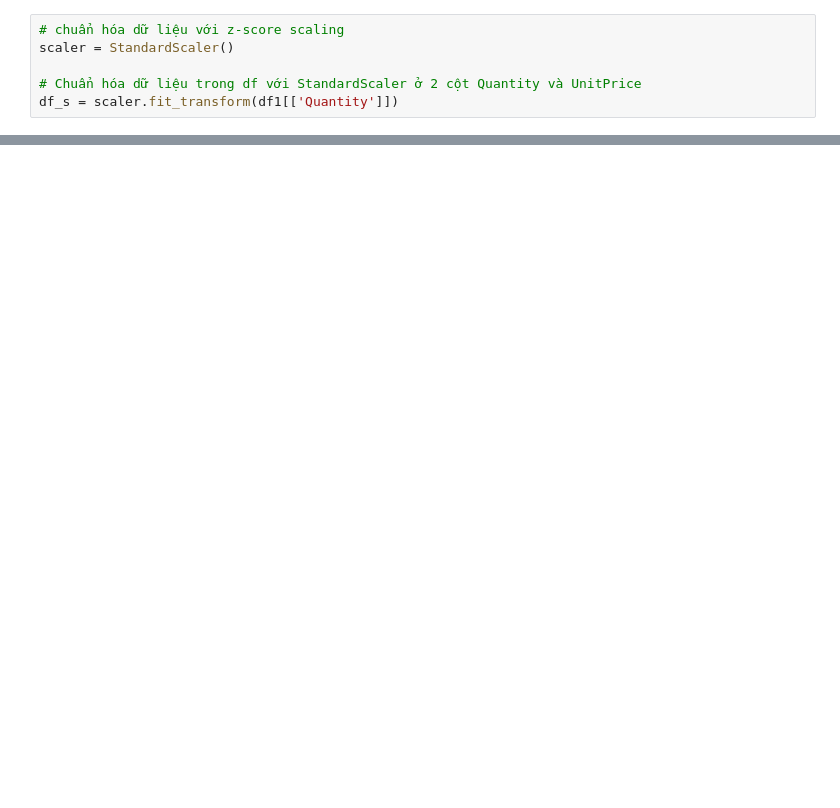
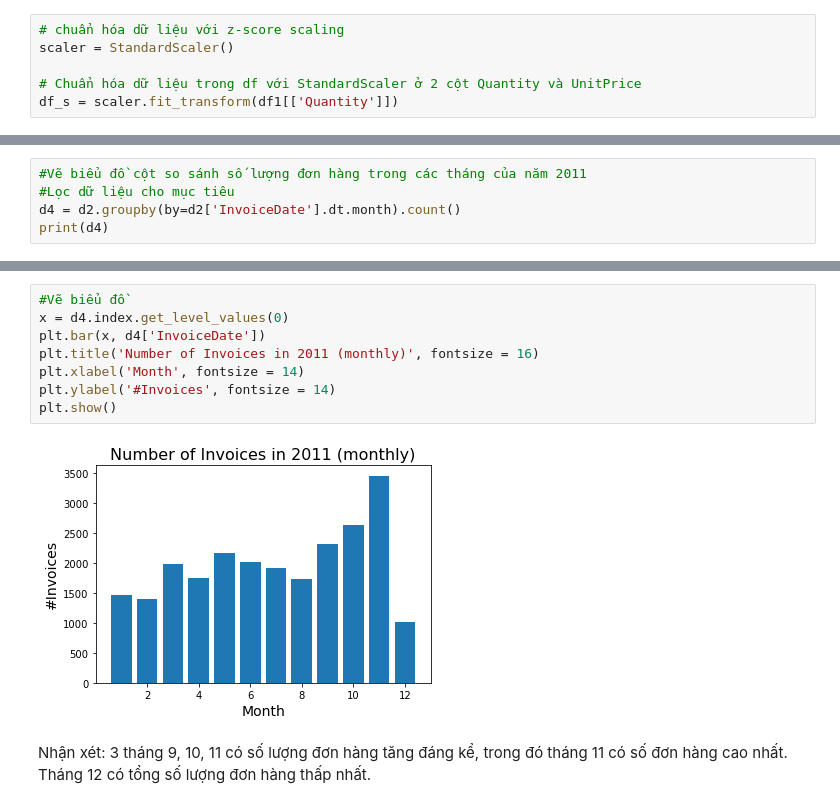
Before and after one commit to Trang27cl/testgit, a Jupyter notebook: OnlineRetail.ipynb, the cells around one changed output, grey strips where cells are left out. Saved outputs shown, nothing was run; the diff lists cells and outputs as text; blank space fills up the shorter version.

```diff
--- a/OnlineRetail.ipynb
+++ b/OnlineRetail.ipynb
@@ -539,0 +301,5 @@ Name: UnitPrice, dtype: int64
+# %%
+#Vẽ biểu đồ cột so sánh số lượng đơn hàng trong các tháng của năm 2011
+#Lọc dữ liệu cho mục tiêu
+d4 = d2.groupby(by=d2['InvoiceDate'].dt.month).count()
+print(d4)
@@ -539,0 +321,14 @@ Name: UnitPrice, dtype: int64
+# %%
+#Vẽ biểu đồ
+x = d4.index.get_level_values(0)
+plt.bar(x, d4['InvoiceDate'])
+plt.title('Number of Invoices in 2011 (monthly)', fontsize = 16)
+plt.xlabel('Month', fontsize = 14)
+plt.ylabel('#Invoices', fontsize = 14)
+plt.show()
+# %% [output]
+[figure, added]
+# %% [markdown]
+Nhận xét:
+3 tháng 9, 10, 11 có số lượng đơn hàng tăng đáng kể, trong đó tháng 11 có số đơn hàng cao nhất.
+Tháng 12 có tổng số lượng đơn hàng thấp nhất.
```
Also changed, not shown: parts of 39 cells of this notebook.
